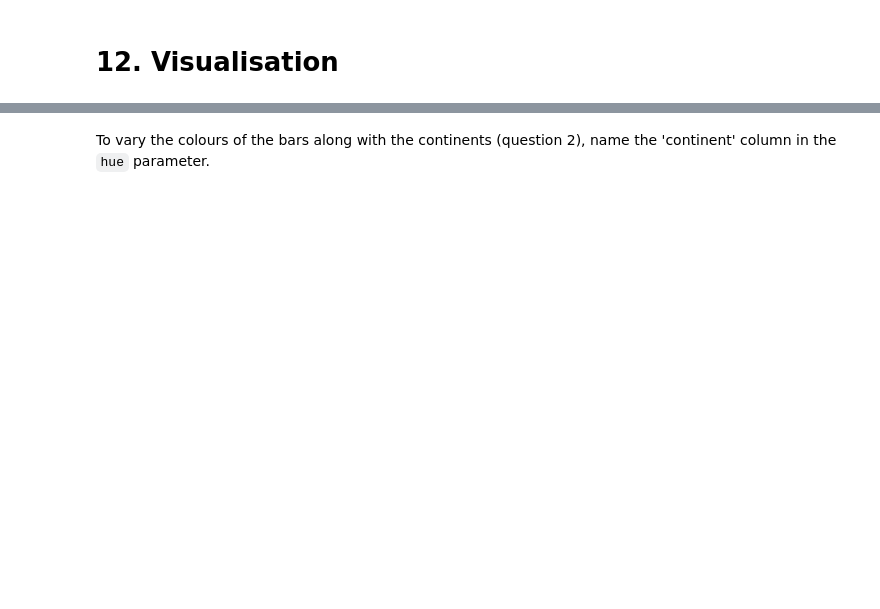
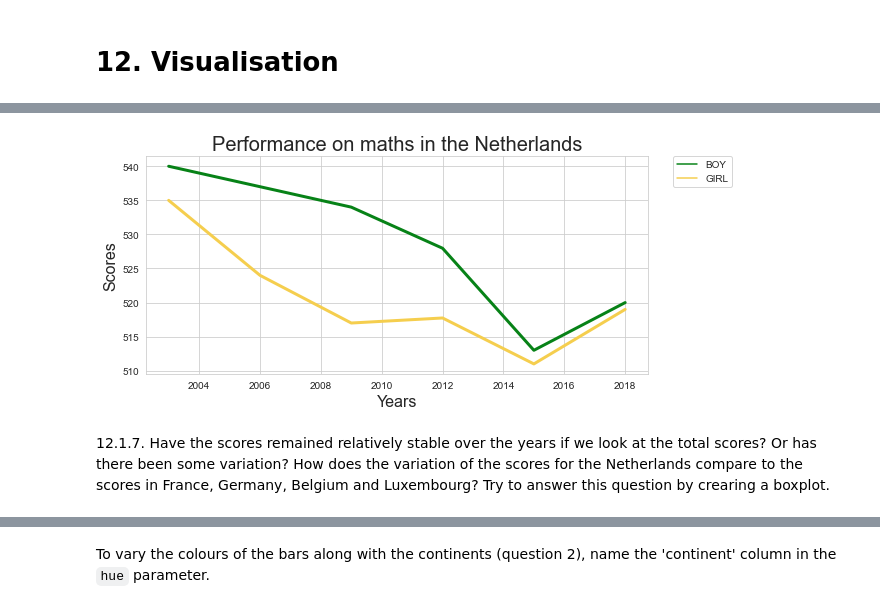
Before and after one commit to cdsleiden/python-tutorial, a Jupyter notebook: notebooks/Solutions/12 Visualisation.ipynb, the cells around one changed output, grey strips where cells are left out. Drawn from its saved outputs; the diff is of its cells as text; code cells hidden in the pictures; blank space fills up the shorter version.

```diff
--- a/notebooks/Solutions/12 Visualisation.ipynb
+++ b/notebooks/Solutions/12 Visualisation.ipynb
@@ -63,0 +228,27 @@ plt.show()
+# %%
+df_nl_bg = df_nl[ df_nl['subject'].isin( ['BOY','GIRL']  ) ]
+
+
+import matplotlib.pyplot as plt
+import seaborn as sns
+import pandas as pd
+
+plt.figure( figsize = ( 9,4 ))
+ax = plt.axes()
+
+
+sns.lineplot( data = df_nl_bg , x = 'year' , y = 'pisa_math' ,  hue = 'subject' , palette = [ '#078217' , '#f5ce4e' ] ,  linewidth = 3 )
+
+# this next line makes sure that the legend is shown outside of the graph
+plt.legend(bbox_to_anchor=(1.05, 1), loc=2, borderaxespad=0.);
+
+
+ax.set_xlabel('Years' , size = 16 )
+ax.set_ylabel('Scores' , size = 16 )
+ax.set_title( 'Performance on maths in the Netherlands' , size = 20 )
+
+plt.savefig('maths.png')
+# %% [output]
+[figure, added]
+# %% [markdown]
+12.1.7. Have the scores remained relatively stable over the years if we look at the total scores? Or has there been some variation? How does the variation of the scores for the Netherlands compare to the scores in France, Germany, Belgium and Luxembourg? Try to answer this question by crearing a boxplot.
```
Also changed, not shown: parts of 33 cells of this notebook, 2 other files.
